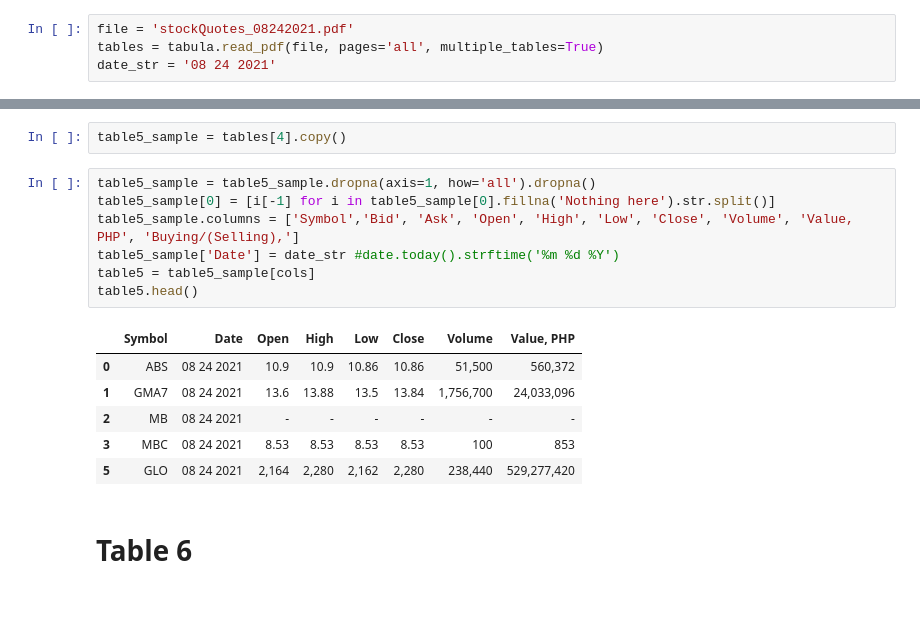
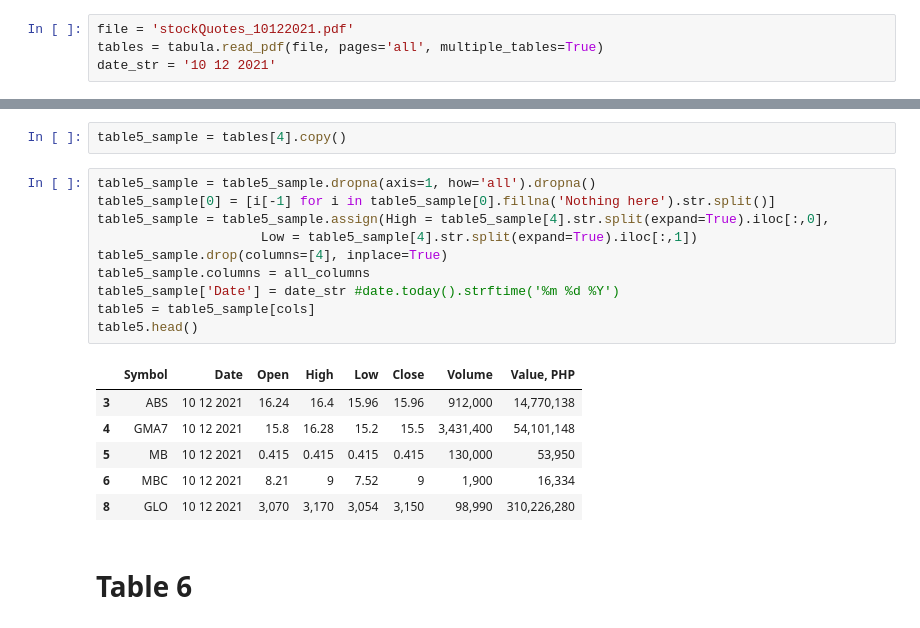
Before and after one commit to APEkram/pdf_to_csv, a Jupyter notebook: convert_to_csv_attempt.ipynb, the cells around one changed output, grey strips where cells are left out. Saved outputs shown, nothing was run; the diff lists cells and outputs as text.

Commit message:
Updated converter to reflect new symbol additions

```diff
--- a/convert_to_csv_attempt.ipynb
+++ b/convert_to_csv_attempt.ipynb
@@ -3,9 +3,9 @@ import pandas as pd
 import tabula
 from datetime import date
 # %%
-file = 'stockQuotes_08242021.pdf'
+file = 'stockQuotes_10122021.pdf'
 tables = tabula.read_pdf(file, pages='all', multiple_tables=True)
-date_str = '08 24 2021'
+date_str = '10 12 2021'
 # %% [markdown]
 # Table 1
 # %%
@@ -106,17 +106,20 @@ table5_sample = tables[4].copy()
 # %%
 table5_sample = table5_sample.dropna(axis=1, how='all').dropna()
 table5_sample[0] = [i[-1] for i in table5_sample[0].fillna('Nothing here').str.split()]
-table5_sample.columns = ['Symbol','Bid', 'Ask', 'Open', 'High', 'Low', 'Close', 'Volume', 'Value, PHP', 'Buying/(Selling),']
+table5_sample = table5_sample.assign(High = table5_sample[4].str.split(expand=True).iloc[:,0],
+                     Low = table5_sample[4].str.split(expand=True).iloc[:,1])
+table5_sample.drop(columns=[4], inplace=True)
+table5_sample.columns = all_columns
 table5_sample['Date'] = date_str #date.today().strftime('%m %d %Y')
 table5 = table5_sample[cols]
 table5.head()
 # %% [output]
 |  | Symbol | Date | Open | High | Low | Close | Volume | Value, PHP |
-| 0 | ABS | 08 24 2021 | 10.9 | 10.9 | 10.86 | 10.86 | 51,500 | 560,372 |
-| 1 | GMA7 | 08 24 2021 | 13.6 | 13.88 | 13.5 | 13.84 | 1,756,700 | 24,033,096 |
-| 2 | MB | 08 24 2021 | - | - | - | - | - | - |
-| 3 | MBC | 08 24 2021 | 8.53 | 8.53 | 8.53 | 8.53 | 100 | 853 |
-| 5 | GLO | 08 24 2021 | 2,164 | 2,280 | 2,162 | 2,280 | 238,440 | 529,277,420 |
+| 3 | ABS | 10 12 2021 | 16.24 | 16.4 | 15.96 | 15.96 | 912,000 | 14,770,138 |
+| 4 | GMA7 | 10 12 2021 | 15.8 | 16.28 | 15.2 | 15.5 | 3,431,400 | 54,101,148 |
+| 5 | MB | 10 12 2021 | 0.415 | 0.415 | 0.415 | 0.415 | 130,000 | 53,950 |
+| 6 | MBC | 10 12 2021 | 8.21 | 9 | 7.52 | 9 | 1,900 | 16,334 |
+| 8 | GLO | 10 12 2021 | 3,070 | 3,170 | 3,054 | 3,150 | 98,990 | 310,226,280 |
 # %% [markdown]
 # Table 6
 # %%
```
Also changed, not shown: parts of 14 cells of this notebook, 1 other file.
